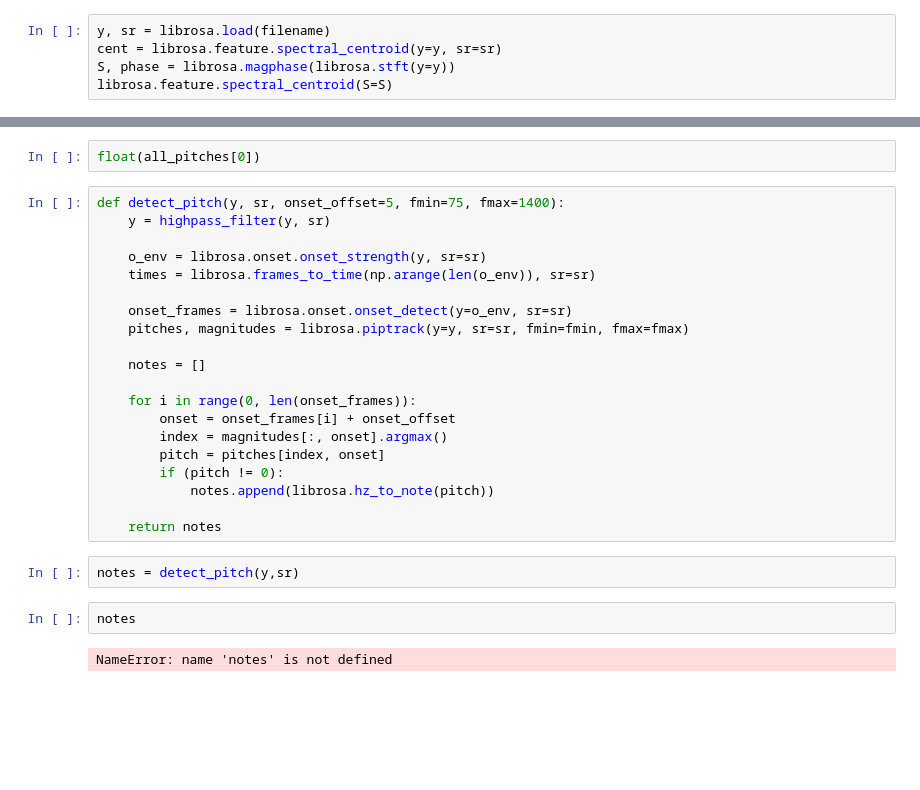
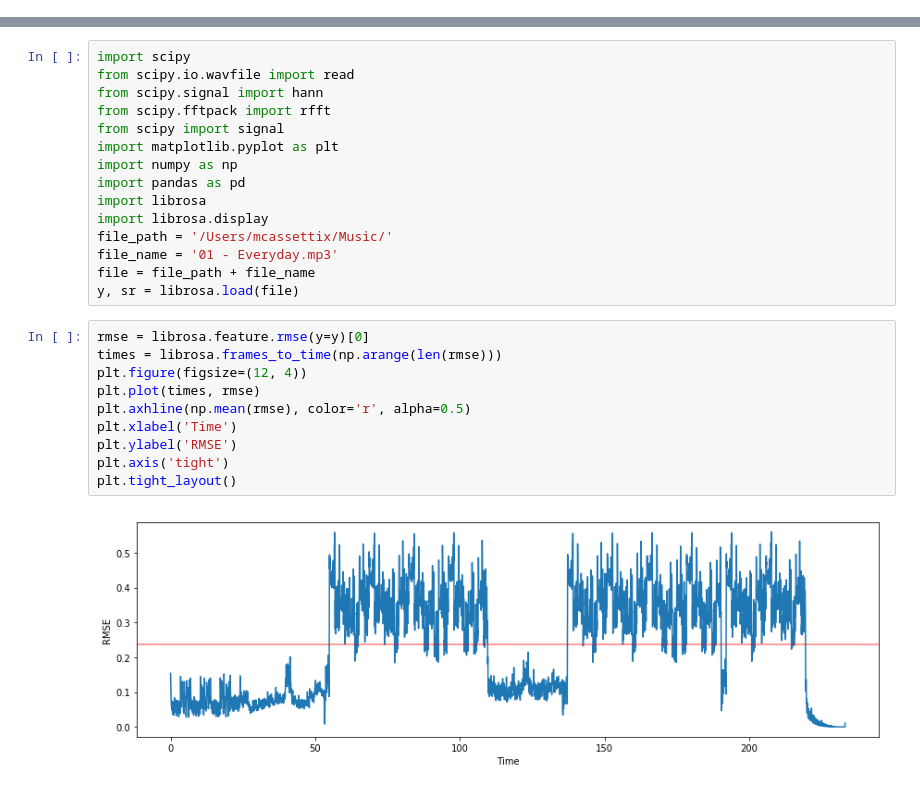
Before and after one commit to MCassetti/project_mcnulty, a Jupyter notebook: Exploratory_Data_Analysis.ipynb, the cells around one changed output, grey strips where cells are left out. Drawn from its saved outputs; the diff is of its cells as text; blank space fills up the shorter version.

```diff
--- a/Exploratory_Data_Analysis.ipynb
+++ b/Exploratory_Data_Analysis.ipynb
@@ -150,5 +0,0 @@ y_harmonic, y_percussive = librosa.effects.hpss(y)
-# %%
-y, sr = librosa.load(filename)
-cent = librosa.feature.spectral_centroid(y=y, sr=sr)
-S, phase = librosa.magphase(librosa.stft(y=y))
-librosa.feature.spectral_centroid(S=S)
@@ -212,28 +1,27 @@ pitches, magnitudes = librosa.core.piptrack(y=y, sr=sr, fmin=75, fmax=1600)
-# %%
-float(all_pitches[0])
-# %%
-def detect_pitch(y, sr, onset_offset=5, fmin=75, fmax=1400):
-    y = highpass_filter(y, sr)
-
-    o_env = librosa.onset.onset_strength(y, sr=sr)
-    times = librosa.frames_to_time(np.arange(len(o_env)), sr=sr)
-
-    onset_frames = librosa.onset.onset_detect(y=o_env, sr=sr)
-    pitches, magnitudes = librosa.piptrack(y=y, sr=sr, fmin=fmin, fmax=fmax)
-
-    notes = []
-
-    for i in range(0, len(onset_frames)):
-        onset = onset_frames[i] + onset_offset
-        index = magnitudes[:, onset].argmax()
-        pitch = pitches[index, onset]
-        if (pitch != 0):
-            notes.append(librosa.hz_to_note(pitch))
-
-    return notes
-# %%
-notes = detect_pitch(y,sr)
-# %%
-notes
-# %% [output]
-NameError: name 'notes' is not defined
+# %%
+import scipy
+from scipy.io.wavfile import read
+from scipy.signal import hann
+from scipy.fftpack import rfft
+from scipy import signal
+import matplotlib.pyplot as plt
+import numpy as np
+import pandas as pd
+import librosa
+import librosa.display
+file_path = '/Users/mcassettix/Music/'
+file_name = '01 - Everyday.mp3'
+file = file_path + file_name
+y, sr = librosa.load(file)
+# %%
+rmse = librosa.feature.rmse(y=y)[0]
+times = librosa.frames_to_time(np.arange(len(rmse)))
+plt.figure(figsize=(12, 4))
+plt.plot(times, rmse)
+plt.axhline(np.mean(rmse), color='r', alpha=0.5)
+plt.xlabel('Time')
+plt.ylabel('RMSE')
+plt.axis('tight')
+plt.tight_layout()
+# %% [output]
+[figure, added]
```
Also changed, not shown: parts of 24 cells of this notebook, 22 other files.
